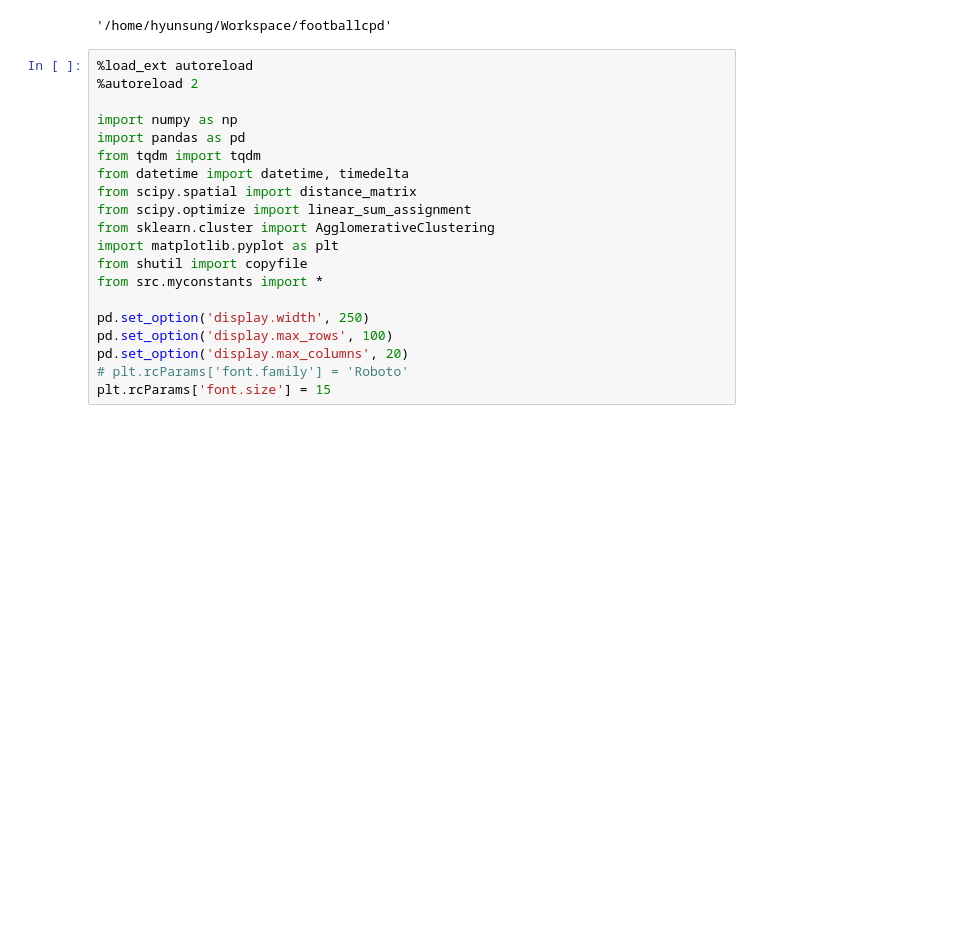
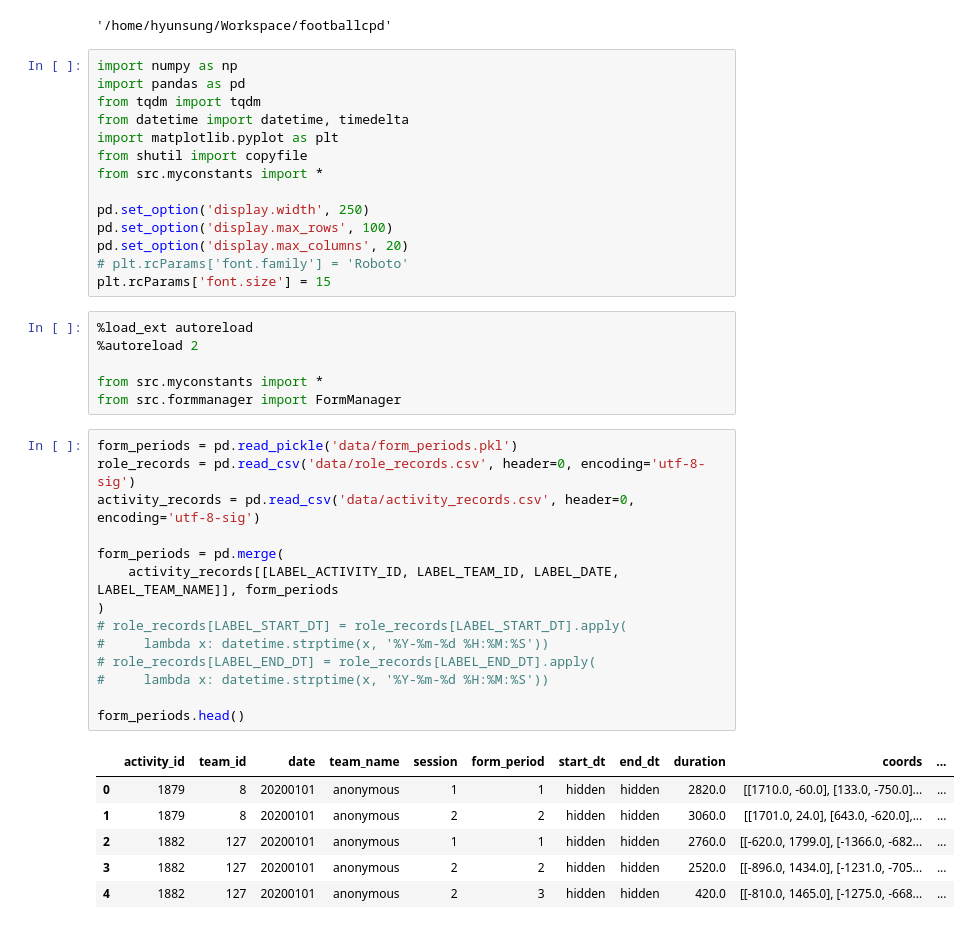
Before and after one commit to pientist/soccercpd, a Jupyter notebook: src/2_role_labeling.ipynb, the cells around one changed output. Saved outputs shown, nothing was run; the diff lists cells and outputs as text; blank space fills up the shorter version.

```diff
--- a/src/2_role_labeling.ipynb
+++ b/src/2_role_labeling.ipynb
@@ -9,16 +9,10 @@ os.getcwd()
 # %% [output]
 '/home/hyunsung/Workspace/footballcpd'
 # %%
-%load_ext autoreload
-%autoreload 2
-
 import numpy as np
 import pandas as pd
 from tqdm import tqdm
 from datetime import datetime, timedelta
-from scipy.spatial import distance_matrix
-from scipy.optimize import linear_sum_assignment
-from sklearn.cluster import AgglomerativeClustering
 import matplotlib.pyplot as plt
 from shutil import copyfile
 from src.myconstants import *
@@ -28,3 +22,30 @@ pd.set_option('display.max_rows', 100)
 pd.set_option('display.max_columns', 20)
 # plt.rcParams['font.family'] = 'Roboto'
 plt.rcParams['font.size'] = 15
+# %%
+%load_ext autoreload
+%autoreload 2
+
+from src.myconstants import *
+from src.formmanager import FormManager
+# %%
+form_periods = pd.read_pickle('data/form_periods.pkl')
+role_records = pd.read_csv('data/role_records.csv', header=0, encoding='utf-8-sig')
+activity_records = pd.read_csv('data/activity_records.csv', header=0, encoding='utf-8-sig')
+
+form_periods = pd.merge(
+    activity_records[[LABEL_ACTIVITY_ID, LABEL_TEAM_ID, LABEL_DATE, LABEL_TEAM_NAME]], form_periods
+)
+# role_records[LABEL_START_DT] = role_records[LABEL_START_DT].apply(
+#     lambda x: datetime.strptime(x, '%Y-%m-%d %H:%M:%S'))
+# role_records[LABEL_END_DT] = role_records[LABEL_END_DT].apply(
+#     lambda x: datetime.strptime(x, '%Y-%m-%d %H:%M:%S'))
+
+form_periods.head()
+# %% [output]
+|  | activity_id | team_id | date | team_name | session | form_period | start_dt | end_dt | duration | coords | ... |
+| 0 | 1879 | 8 | 20200101 | anonymous | 1 | 1 | hidden | hidden | 2820.0 | [[1710.0, -60.0], [133.0, -750.0]... | ... |
+| 1 | 1879 | 8 | 20200101 | anonymous | 2 | 2 | hidden | hidden | 3060.0 | [[1701.0, 24.0], [643.0, -620.0],... | ... |
+| 2 | 1882 | 127 | 20200101 | anonymous | 1 | 1 | hidden | hidden | 2760.0 | [[-620.0, 1799.0], [-1366.0, -682... | ... |
+| 3 | 1882 | 127 | 20200101 | anonymous | 2 | 2 | hidden | hidden | 2520.0 | [[-896.0, 1434.0], [-1231.0, -705... | ... |
+| 4 | 1882 | 127 | 20200101 | anonymous | 2 | 3 | hidden | hidden | 420.0 | [[-810.0, 1465.0], [-1275.0, -668... | ... |
```
Also changed, not shown: parts of 4 cells of this notebook, 3 other files.
